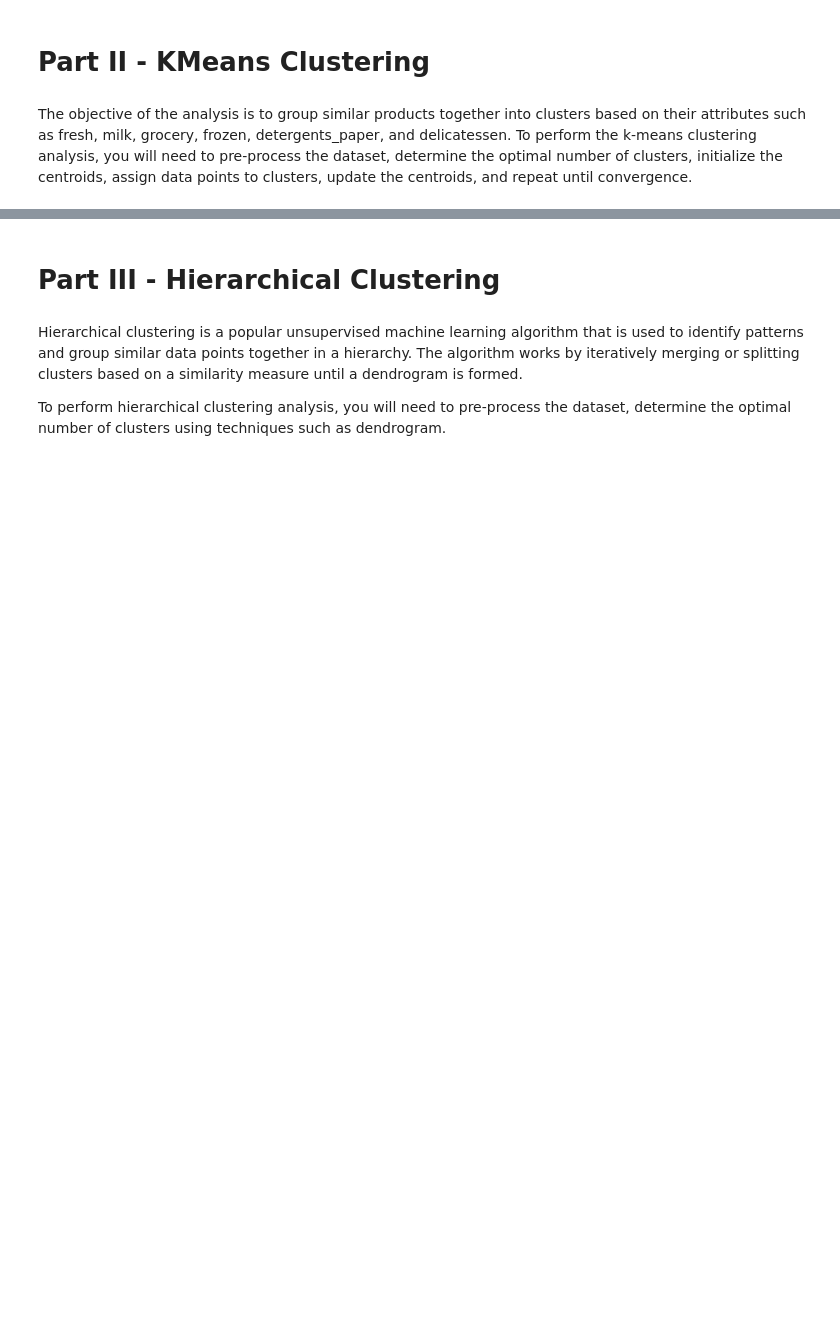
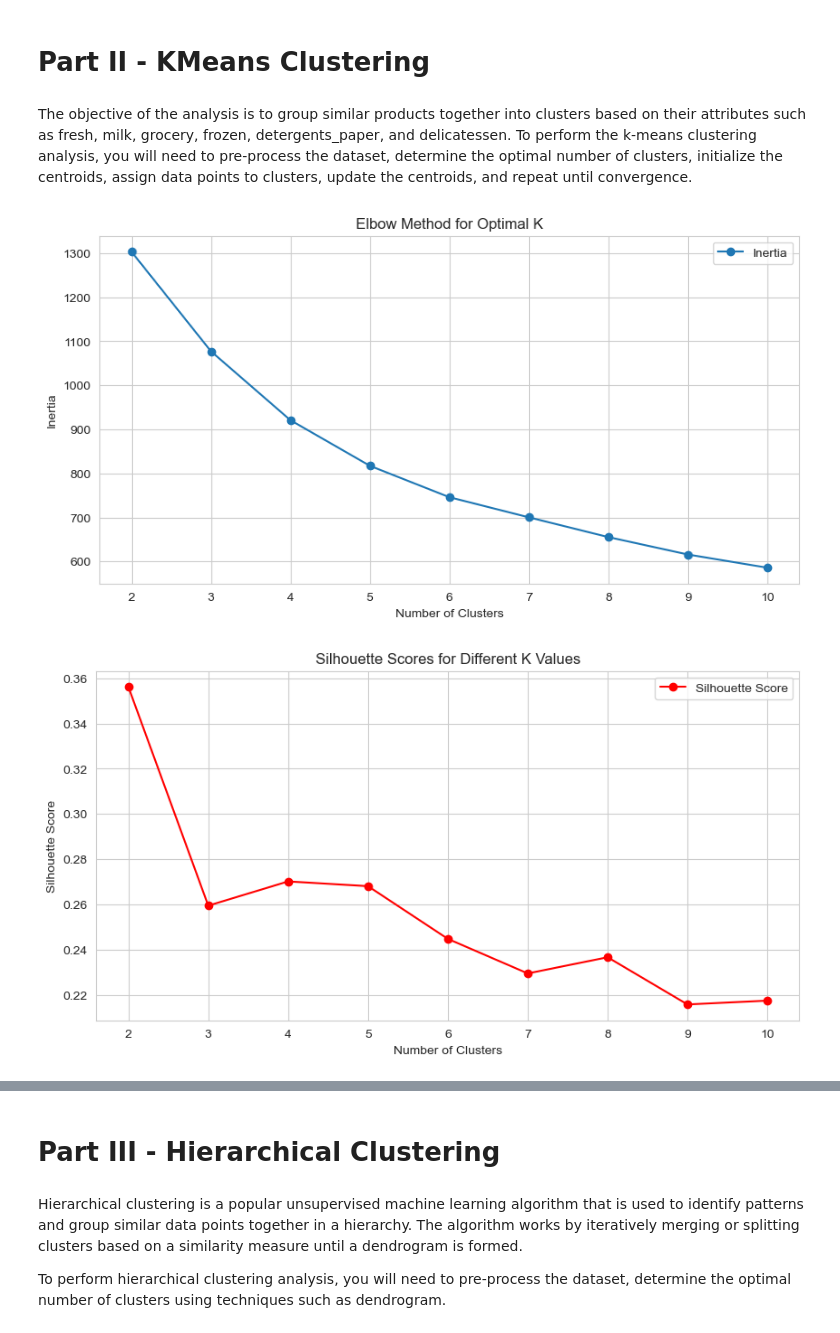
Before and after one commit to diba-jafarnejad/DS-unsupervised-learning, a Jupyter notebook: Unsupervised Learning - Project.ipynb, the cells around one changed output, grey strips where cells are left out. Cells and saved outputs as stored; diff of their text form; code cells hidden in the pictures; blank space fills up the shorter version.

```diff
--- a/Unsupervised Learning - Project.ipynb
+++ b/Unsupervised Learning - Project.ipynb
@@ -137,3 +161,37 @@ wholesale_data_scaled.head()
 # Part II - KMeans Clustering
 # %% [markdown]
 The objective of the analysis is to group similar products together into clusters based on their attributes such as fresh, milk, grocery, frozen, detergents_paper, and delicatessen. To perform the k-means clustering analysis, you will need to pre-process the dataset, determine the optimal number of clusters, initialize the centroids, assign data points to clusters, update the centroids, and repeat until convergence.
+# %%
+# determining the optimal K value
+
+k_range = range(2, 11)
+
+inertia = []
+silhouette_scores = []
+
+for k in k_range:
+    kmeans = KMeans(n_clusters=k, random_state=42)
+    kmeans.fit(wholesale_data_scaled)  # fitting KMeans model on scaled data
+    inertia.append(kmeans.inertia_)  # storing sum of squared distances
+    silhouette_scores.append(silhouette_score(wholesale_data_scaled, kmeans.labels_))  # computing silhouette score
+
+# plotting the Elbow method
+plt.figure(figsize=(10, 5))
+plt.plot(k_range, inertia, marker='o', linestyle='-', label='Inertia')
+plt.xlabel('Number of Clusters')
+plt.ylabel('Inertia')
+plt.title('Elbow Method for Optimal K')
+plt.legend()
+plt.show()
+
+# plotting Silhouette scores
+plt.figure(figsize=(10, 5))
+plt.plot(k_range, silhouette_scores, marker='o', linestyle='-', color='red', label='Silhouette Score')
+plt.xlabel('Number of Clusters')
+plt.ylabel('Silhouette Score')
+plt.title('Silhouette Scores for Different K Values')
+plt.legend()
+plt.show()
+# %% [output]
+[figure, added]
+[figure, added]
```
Also changed, not shown: parts of 18 cells of this notebook.
